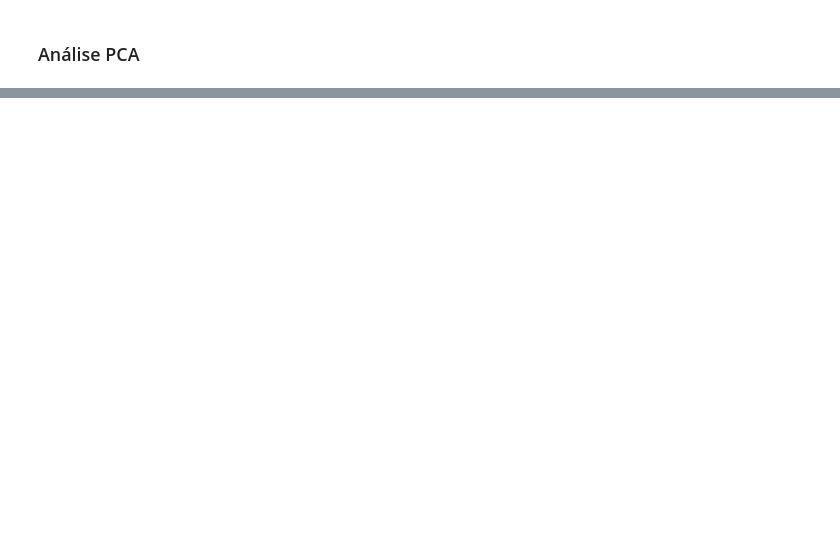
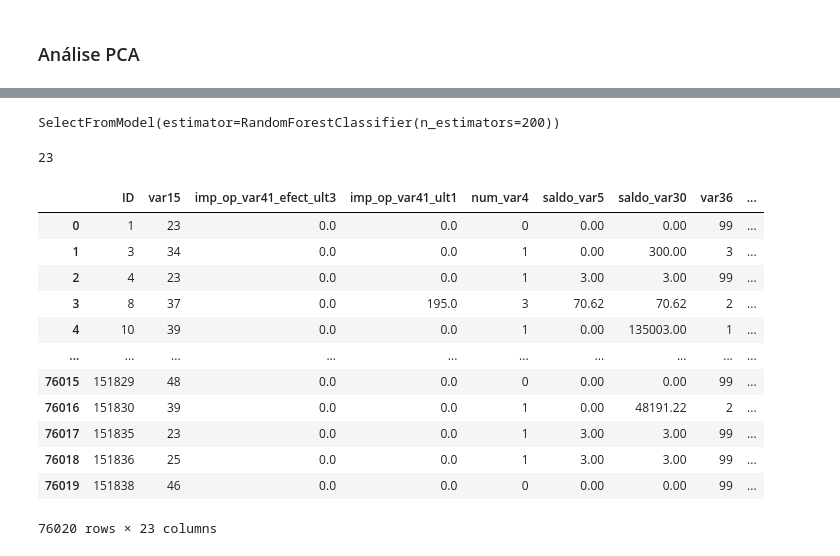
Before and after one commit to leandrofusco/Santander_Customer_Satisfaction, a Jupyter notebook: Projeto_Santander.ipynb, the cells around one changed output, grey strips where cells are left out. Saved outputs shown, nothing was run; the diff lists cells and outputs as text; code cells hidden in the pictures; blank space fills up the shorter version.

Commit message:
c1- Finalisando analise de pca, fazendo engenharia de atributos, construção e analise de modelos para classificação

```diff
--- a/Projeto_Santander.ipynb
+++ b/Projeto_Santander.ipynb
@@ -783,0 +642,3 @@ print(report)
+# %%
+x = datasets[2].drop("TARGET", axis=1)
+y = datasets[2]["TARGET"]
@@ -783,0 +651,6 @@ print(report)
+# %%
+X_train, X_test, y_train, y_test = train_test_split(x, y, test_size=0.30, random_state=44)
+
+X_pca_train, X_pca_test, y_pca_train, y_pca_test = train_test_split(x_pca, y_pca, test_size=0.30, random_state=44)
+
+X_upsample_train, X_upsample_test, y_upsample_train, y_upsample_test = train_test_split(x_upsample, y_upsample, test_size=0.30, random_state=44)
@@ -783,0 +660,26 @@ print(report)
+# %%
+sel_ = SelectFromModel(RandomForestClassifier(n_estimators=200))
+sel_.fit(X_train.fillna(0), y_train)
+# %% [output]
+SelectFromModel(estimator=RandomForestClassifier(n_estimators=200))
+# %%
+selected_features = X_train.columns[(sel_.get_support())]
+len(selected_features)
+# %% [output]
+23
+# %%
+x_train[selected_features]
+# %% [output]
+|  | ID | var15 | imp_op_var41_efect_ult3 | imp_op_var41_ult1 | num_var4 | saldo_var5 | saldo_var30 | var36 | ... |
+| 0 | 1 | 23 | 0.0 | 0.0 | 0 | 0.00 | 0.00 | 99 | ... |
+| 1 | 3 | 34 | 0.0 | 0.0 | 1 | 0.00 | 300.00 | 3 | ... |
+| 2 | 4 | 23 | 0.0 | 0.0 | 1 | 3.00 | 3.00 | 99 | ... |
+| 3 | 8 | 37 | 0.0 | 195.0 | 3 | 70.62 | 70.62 | 2 | ... |
+| 4 | 10 | 39 | 0.0 | 0.0 | 1 | 0.00 | 135003.00 | 1 | ... |
+| ... | ... | ... | ... | ... | ... | ... | ... | ... | ... |
+| 76015 | 151829 | 48 | 0.0 | 0.0 | 0 | 0.00 | 0.00 | 99 | ... |
+| 76016 | 151830 | 39 | 0.0 | 0.0 | 1 | 0.00 | 48191.22 | 2 | ... |
+| 76017 | 151835 | 23 | 0.0 | 0.0 | 1 | 3.00 | 3.00 | 99 | ... |
+| 76018 | 151836 | 25 | 0.0 | 0.0 | 1 | 3.00 | 3.00 | 99 | ... |
+| 76019 | 151838 | 46 | 0.0 | 0.0 | 0 | 0.00 | 0.00 | 99 | ... |
+76020 rows × 23 columns
```
Also changed, not shown: parts of 55 cells of this notebook.
